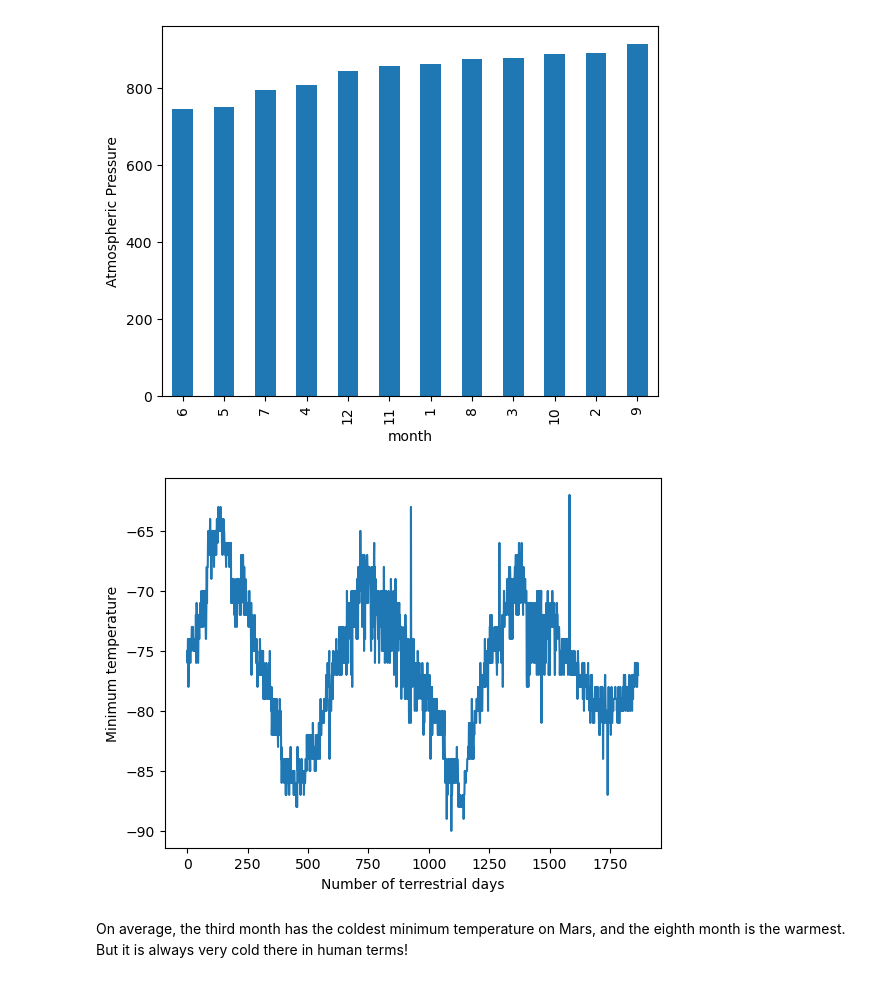
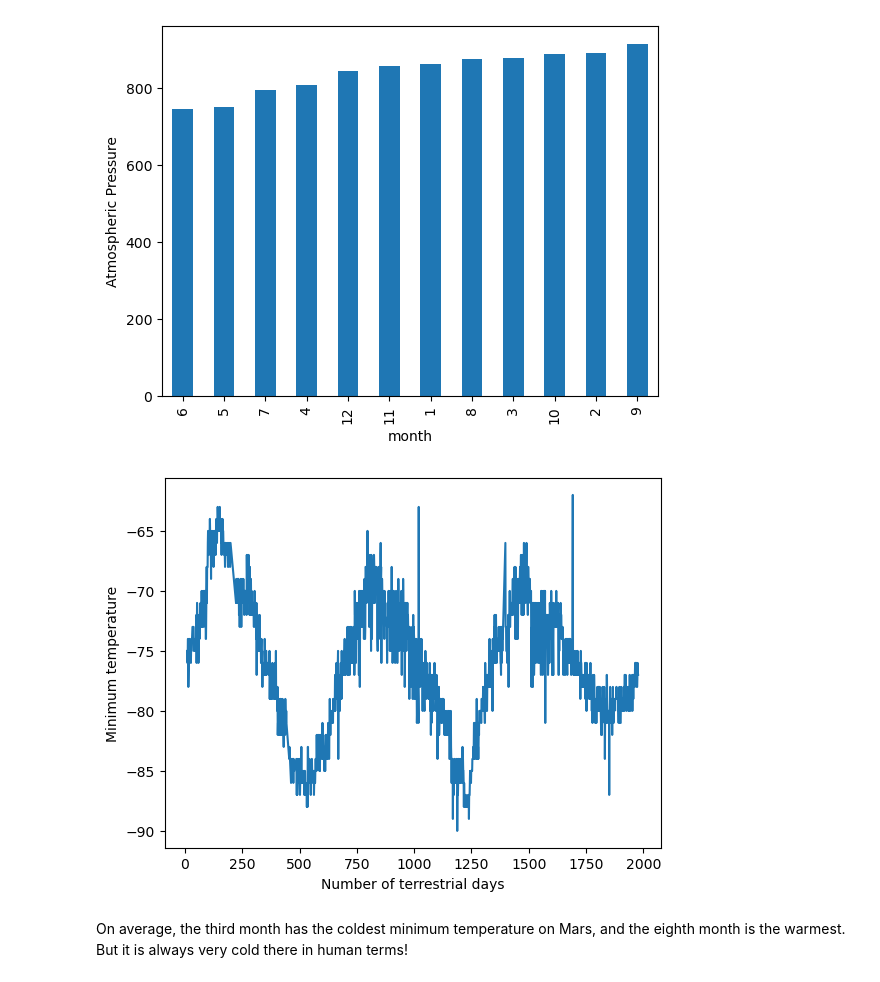
Before and after one commit to Sarah0215/Module11_Challenge, a Jupyter notebook: part_2_mars_weather.ipynb, the cells around one changed output. Saved outputs shown, nothing was run; the diff lists cells and outputs as text; code cells hidden in the pictures.

```diff
--- a/part_2_mars_weather.ipynb
+++ b/part_2_mars_weather.ipynb
@@ -252,8 +252,14 @@ plt.show()
 [figure]
 # %%
 # 5. How many terrestrial (earth) days are there in a Martian year?
+x_axis=Temp_data_df['sol']
+y_axis=Temp_data_df['min_temp']
+plt.plot(x_axis,y_axis)
+plt.xlabel('Number of terrestrial days')
+plt.ylabel('Minimum temperature')
+plt.show()
 # %% [output]
-[figure, old version]
+[figure, new version]
 # %% [markdown]
 On average, the third month has the coldest minimum temperature on Mars, and the eighth month is the warmest. But it is always very cold there in human terms!
 # %% [markdown]
```
Also changed, not shown: parts of 1 cell of this notebook.
